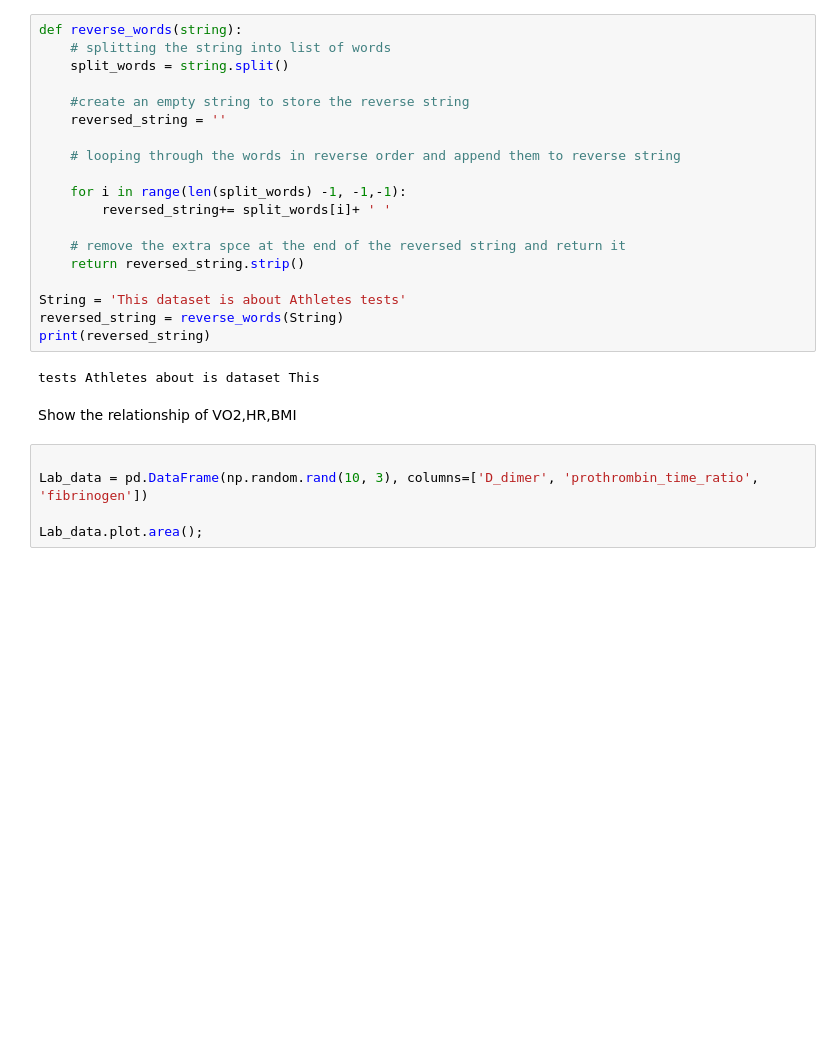
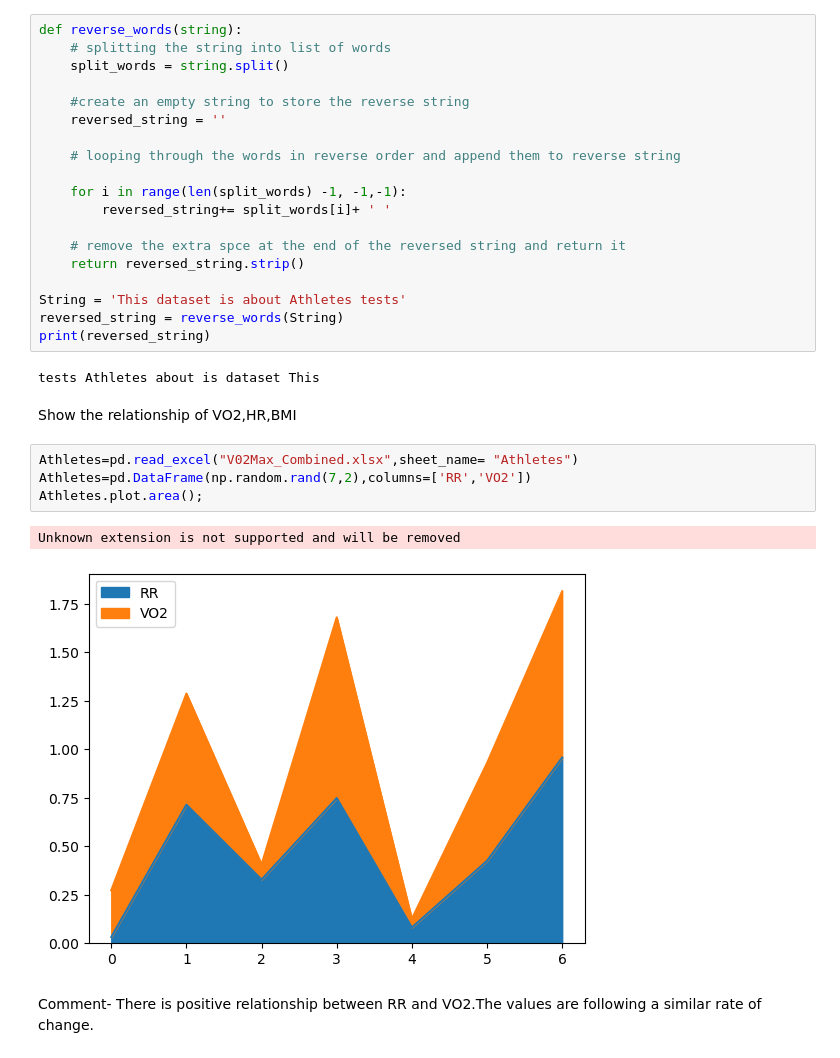
Before and after one commit to kalyankranth/10_Pythoncharms_PythonHackathon_Aug24, a Jupyter notebook: addon question.ipynb, the cells around one changed output. Drawn from its saved outputs; the diff is of its cells as text; blank space fills up the shorter version.

```diff
--- a/addon question.ipynb
+++ b/addon question.ipynb
@@ -112,8 +120,12 @@ print(reversed_string)
 tests Athletes about is dataset This
 # %% [markdown]
 Show the relationship of VO2,HR,BMI
-# %%
-
-Lab_data = pd.DataFrame(np.random.rand(10, 3), columns=['D_dimer', 'prothrombin_time_ratio', 'fibrinogen'])
-
-Lab_data.plot.area();
+# %%
+Athletes=pd.read_excel("V02Max_Combined.xlsx",sheet_name= "Athletes")
+Athletes=pd.DataFrame(np.random.rand(7,2),columns=['RR','VO2'])
+Athletes.plot.area();
+# %% [output]
+Unknown extension is not supported and will be removed
+[figure, added]
+# %% [markdown]
+Comment- There is positive relationship between RR and VO2.The values are following a similar rate of change.
```
Also changed, not shown: parts of 3 cells of this notebook, 1 other file.
